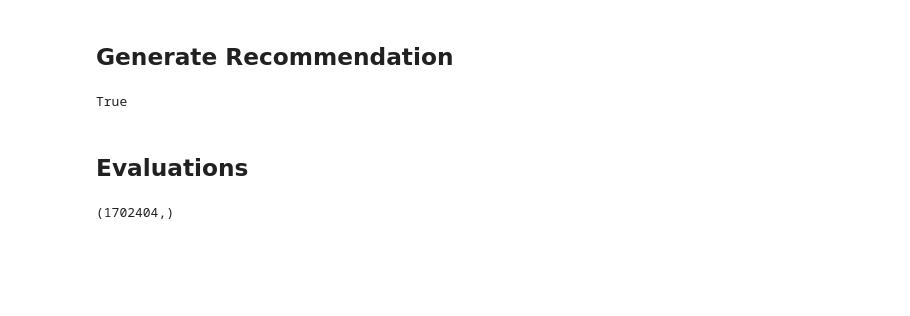
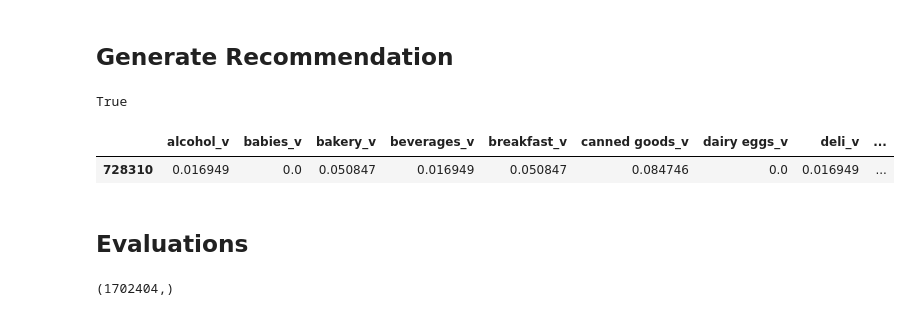
Before and after one commit to alamhanz/vdb-usecase-annoy, a Jupyter notebook: notebooks/vdb.ipynb, the cells around one changed output. Drawn from its saved outputs; the diff is of its cells as text; code cells hidden in the pictures; blank space fills up the shorter version.

```diff
--- a/notebooks/vdb.ipynb
+++ b/notebooks/vdb.ipynb
@@ -246,6 +246,11 @@ pred_answer = pred.index.tolist()
 true_answer[0] in pred_answer
 # %% [output]
 True
+# %%
+sample_input
+# %% [output]
+|  | alcohol_v | babies_v | bakery_v | beverages_v | breakfast_v | canned goods_v | dairy eggs_v | deli_v | ... |
+| 728310 | 0.016949 | 0.0 | 0.050847 | 0.016949 | 0.050847 | 0.084746 | 0.0 | 0.016949 | ... |
 # %% [markdown]
 ## Evaluations
 # %%
```
Also changed, not shown: parts of 6 cells of this notebook, 1 other file.
